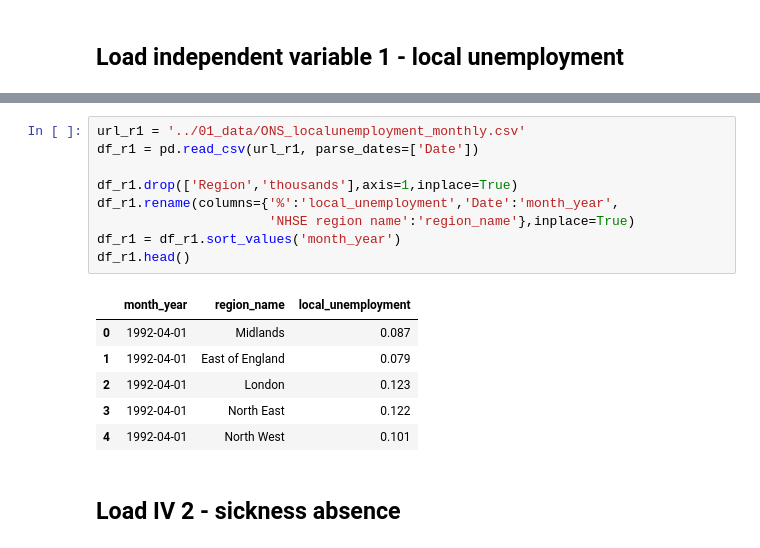
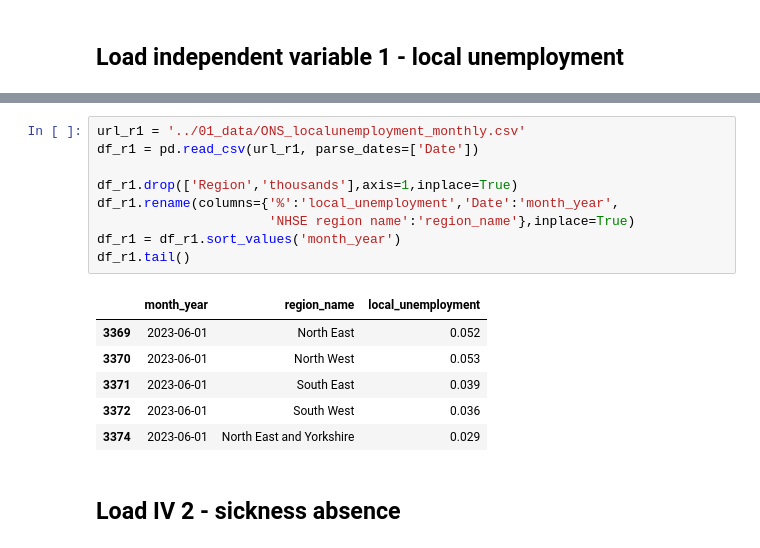
Before and after one commit to marierrogers/HSMAproject2023, a Jupyter notebook: 02_scripts/data_processing_for_dash.ipynb, the cells around one changed output, grey strips where cells are left out. Cells and saved outputs as stored; diff of their text form.

```diff
--- a/02_scripts/data_processing_for_dash.ipynb
+++ b/02_scripts/data_processing_for_dash.ipynb
@@ -140,19 +95,19 @@ Load data about local unemployment so we can use it as a regressor
 # %%
 url_r1 = '../01_data/ONS_localunemployment_monthly.csv'
 df_r1 = pd.read_csv(url_r1, parse_dates=['Date'])
 
 df_r1.drop(['Region','thousands'],axis=1,inplace=True)
 df_r1.rename(columns={'%':'local_unemployment','Date':'month_year',
                       'NHSE region name':'region_name'},inplace=True)
 df_r1 = df_r1.sort_values('month_year')
-df_r1.head()
+df_r1.tail()
 # %% [output]
 |  | month_year | region_name | local_unemployment |
-| 0 | 1992-04-01 | Midlands | 0.087 |
-| 1 | 1992-04-01 | East of England | 0.079 |
-| 2 | 1992-04-01 | London | 0.123 |
-| 3 | 1992-04-01 | North East | 0.122 |
-| 4 | 1992-04-01 | North West | 0.101 |
+| 3369 | 2023-06-01 | North East | 0.052 |
+| 3370 | 2023-06-01 | North West | 0.053 |
+| 3371 | 2023-06-01 | South East | 0.039 |
+| 3372 | 2023-06-01 | South West | 0.036 |
+| 3374 | 2023-06-01 | North East and Yorkshire | 0.029 |
 # %% [markdown]
 ## Load IV 2 - sickness absence
 # %% [markdown]
```
Also changed, not shown: parts of 38 cells of this notebook, 2 other files.
